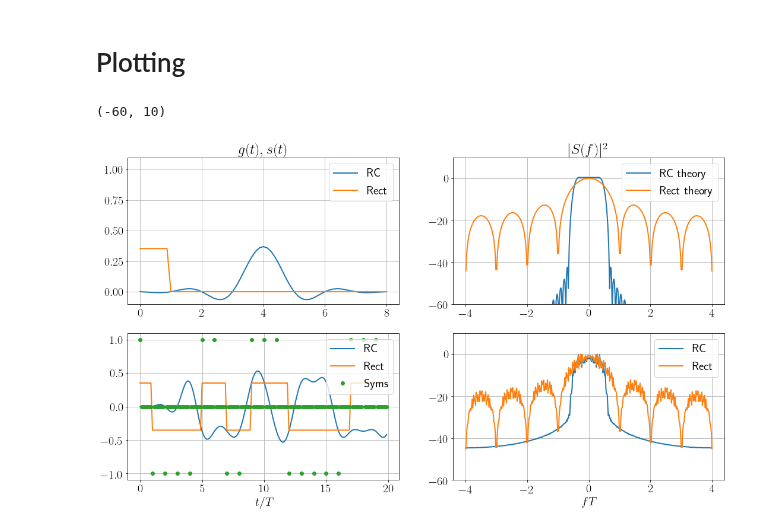
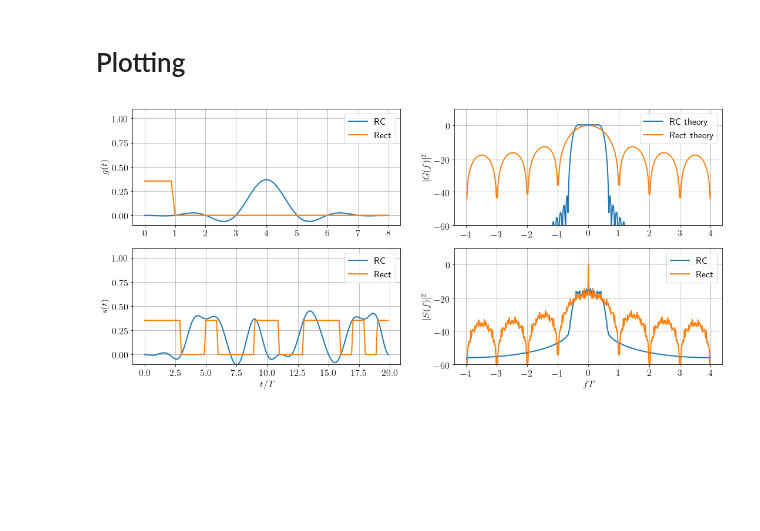
Before and after one commit to kit-cel/lecture-examples, a Jupyter notebook: nt1/vorlesung/3_mod_demod/pulse_shaping.ipynb, the cells around one changed output. Saved outputs shown, nothing was run; the diff lists cells and outputs as text; code cells hidden in the pictures; blank space fills up the shorter version.

Commit message:
Pulse-Shaping modifiziert, auf Vorlesung angepasst

```diff
--- a/nt1/vorlesung/3_mod_demod/pulse_shaping.ipynb
+++ b/nt1/vorlesung/3_mod_demod/pulse_shaping.ipynb
@@ -16,18 +16,18 @@ import matplotlib
 %matplotlib inline
 # %%
 # plotting options
-font = {'size'   : 20}
+font = {'size'   : 16}
 plt.rc('font', **font)
-plt.rc('text', usetex=True)
+plt.rc('text', usetex=matplotlib.checkdep_usetex(True))
 
-matplotlib.rc('figure', figsize=(18, 10) )
+matplotlib.rc('figure', figsize=(18, 8) )
 # %% [markdown]
 # Function for determining the impulse response of an RC filter
 # %%
 ########################
 # find impulse response of an RC filter
 ########################
-def get_rc_ir(K, n_up, t_symbol, r):
+def get_rc_ir(K, n_up, t_symbol, beta):
 
     '''
     Determines coefficients of an RC filter
@@ -45,8 +45,8 @@ def get_rc_ir(K, n_up, t_symbol, r):
     assert K % 2 == 1, 'Length of the impulse response should be an odd number'
 
     # map zero r to close-to-zero
-    if r == 0:
-        r = 1e-32
+    if beta == 0:
+        beta = 1e-32
 
 
     # initialize output length and sample time
@@ -63,13 +63,13 @@ def get_rc_ir(K, n_up, t_symbol, r):
         if t_steps[k] == 0:
             rc[ k ] = 1. / t_symbol
 
-        elif np.abs( t_steps[k] ) == t_symbol / ( 2.0 * r ):
-            rc[ k ] = r / ( 2.0 * t_symbol ) * np.sin( np.pi / ( 2.0 * r ) )
+        elif np.abs( t_steps[k] ) == t_symbol / ( 2.0 * beta ):
+            rc[ k ] = beta / ( 2.0 * t_symbol ) * np.sin( np.pi / ( 2.0 * beta ) )
 
         else:
             rc[ k ] = np.sin( np.pi * t_steps[k] / t_symbol ) / np.pi / t_steps[k] \
-                * np.cos( r * np.pi * t_steps[k] / t_symbol ) \
-                / ( 1.0 - ( 2.0 * r * t_steps[k] / t_symbol )**2 )
+                * np.cos( beta * np.pi * t_steps[k] / t_symbol ) \
+                / ( 1.0 - ( 2.0 * beta * t_steps[k] / t_symbol )**2 )
 
     return rc
 # %% [markdown]
@@ -77,7 +77,7 @@ def get_rc_ir(K, n_up, t_symbol, r):
 # %%
 # modulation scheme and constellation points
 M = 2
-constellation_points = [ -1, 1 ]
+constellation_points = [ 0, 1 ]
 
 # symbol time and number of symbols
 t_symb = 1.0
@@ -85,7 +85,7 @@ n_symb = 100
 
 
 # parameters of the RRC filter
-r = .33
+beta = .33
 
 n_up = 8            # samples per symbol
 syms_per_filt = 4  # symbols per filter (plus minus in both directions)
@@ -102,7 +102,7 @@ f_vec = Omega / ( 2 * np.pi * t_symb / n_up )
 # %%
 # get RC pulse and rectangular pulse,
 # both being normalized to energy 1
-rc = get_rc_ir( K_filt, n_up, t_symb, r )
+rc = get_rc_ir( K_filt, n_up, t_symb, beta )
 rc /= np.linalg.norm( rc )
 
 rect = np.append( np.ones( n_up ), np.zeros( len( rc ) - n_up ) )
@@ -171,7 +171,8 @@ plt.plot( np.arange( np.size( rect ) ) * t_symb / n_up, rect, linewidth=2.0, lab
 plt.ylim( (-.1, 1.1 ) )
 plt.grid( True )
 plt.legend( loc='upper right' )
-plt.title( '$g(t), s(t)$' )
+#plt.title( '$g(t), s(t)$' )
+plt.ylabel('$g(t)$')
 
 
 plt.subplot(222)
@@ -179,35 +180,38 @@ np.seterr(divide='ignore') # ignore warning for logarithm of 0
 plt.plot( f_vec, 10*np.log10( RC_PSD ), linewidth=2.0, label='RC theory' )
 plt.plot( f_vec, 10*np.log10( RECT_PSD ), linewidth=2.0, label='Rect theory' )
 np.seterr(divide='warn') # enable warning for logarithm of 0
 
 plt.grid( True )
 plt.legend( loc='upper right' )
-plt.title( '$|S(f)|^2$' )
+plt.ylabel( '$|G(f)|^2$' )
 plt.ylim( (-60, 10 ) )
 
 
 plt.subplot(223)
 
 plt.plot( np.arange( np.size( s_rc[:20*n_up])) * t_symb / n_up, s_rc[:20*n_up], linewidth=2.0, label='RC' )
 plt.plot( np.arange( np.size( s_rect[:20*n_up])) * t_symb / n_up, s_rect[:20*n_up], linewidth=2.0, label='Rect' )
-plt.plot( np.arange( np.size( s_up_rc[:20*n_up])) * t_symb / n_up, s_up_rc[:20*n_up], 'o', linewidth=2.0, label='Syms' )
+#plt.plot( np.arange( np.size( s_up_rc[:20*n_up])) * t_symb / n_up, s_up_rc[:20*n_up], 'o', linewidth=2.0, label='Syms' )
 
-plt.ylim( (-1.1, 1.1 ) )
+plt.ylim( (-0.1, 1.1 ) )
 plt.grid(True)
 plt.legend(loc='upper right')
 plt.xlabel('$t/T$')
+plt.ylabel('$s(t)$')
 
 
 plt.subplot(224)
 np.seterr(divide='ignore') # ignore warning for logarithm of 0
 plt.plot( f_vec, 10*np.log10( RC_PSD_sim ), linewidth=2.0, label='RC' )
 plt.plot( f_vec, 10*np.log10( RECT_PSD_sim ), linewidth=2.0, label='Rect' )
 np.seterr(divide='warn') # enable warning for logarithm of 0
 
 plt.grid(True);
 plt.xlabel('$fT$');
+plt.ylabel( '$|S(f)|^2$' )
 plt.legend(loc='upper right')
 plt.ylim( (-60, 10 ) )
+
+plt.savefig('rect_pulse_shape.pdf',bbox_inches='tight')
 # %% [output]
-(-60, 10)
-[figure, old version]
+[figure, new version]
```
Also changed, not shown: parts of 1 cell of this notebook.
